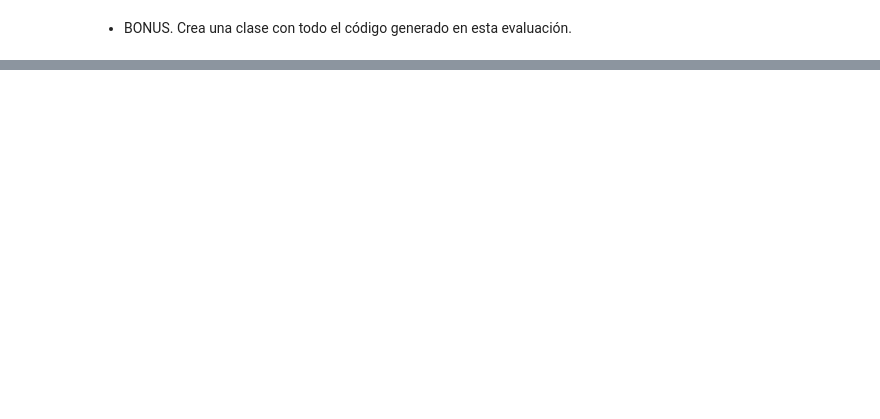
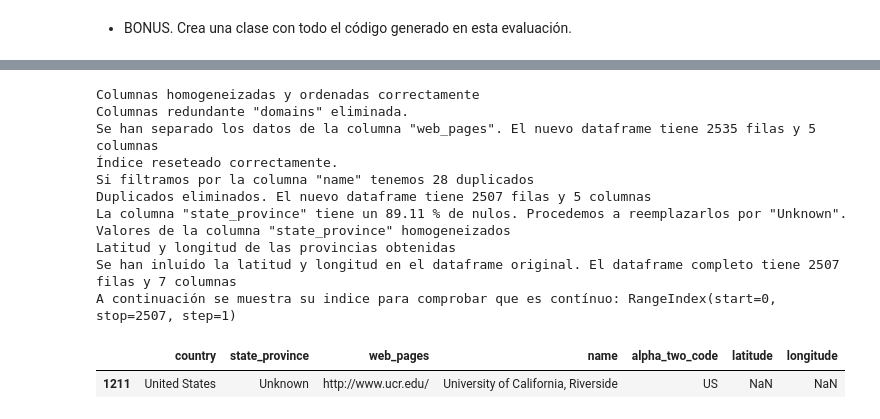
Before and after one commit to MaitaneP/adalab-da-evaluacion-modulo2-sprint2-MaitanePortilla, a Jupyter notebook: notebook/evaluacion-mod-2-sprint-2.ipynb, the cells around one changed output, grey strips where cells are left out. Cells and saved outputs as stored; diff of their text form; code cells hidden in the pictures; blank space fills up the shorter version.

```diff
--- a/notebook/evaluacion-mod-2-sprint-2.ipynb
+++ b/notebook/evaluacion-mod-2-sprint-2.ipynb
@@ -722,0 +959,18 @@ spf.crear_insertar_tabla2(spv.acceso_bbdd, spv.tabla_universidades)
+# %%
+# realizamos la limpieza, incluyendo la obtención de la latitud y longitud para cada provincia
+df2_c = arg_can_usa.limpieza(df2_c)
+df2_c.sample()
+# %% [output]
+Columnas homogeneizadas y ordenadas correctamente
+Columnas redundante "domains" eliminada.
+Se han separado los datos de la columna "web_pages". El nuevo dataframe tiene 2535 filas y 5 columnas
+Índice reseteado correctamente.
+Si filtramos por la columna "name" tenemos 28 duplicados
+Duplicados eliminados. El nuevo dataframe tiene 2507 filas y 5 columnas
+La columna "state_province" tiene un 89.11 % de nulos. Procedemos a reemplazarlos por "Unknown".
+Valores de la columna "state_province" homogeneizados
+Latitud y longitud de las provincias obtenidas
+Se han inluido la latitud y longitud en el dataframe original. El dataframe completo tiene 2507 filas y 7 columnas
+A continuación se muestra su indice para comprobar que es contínuo: RangeIndex(start=0, stop=2507, step=1)
+|  | country | state_province | web_pages | name | alpha_two_code | latitude | longitude |
+| 1211 | United States | Unknown | http://www.ucr.edu/ | University of California, Riverside | US | NaN | NaN |
```
Also changed, not shown: parts of 38 cells of this notebook, 16 other files.
